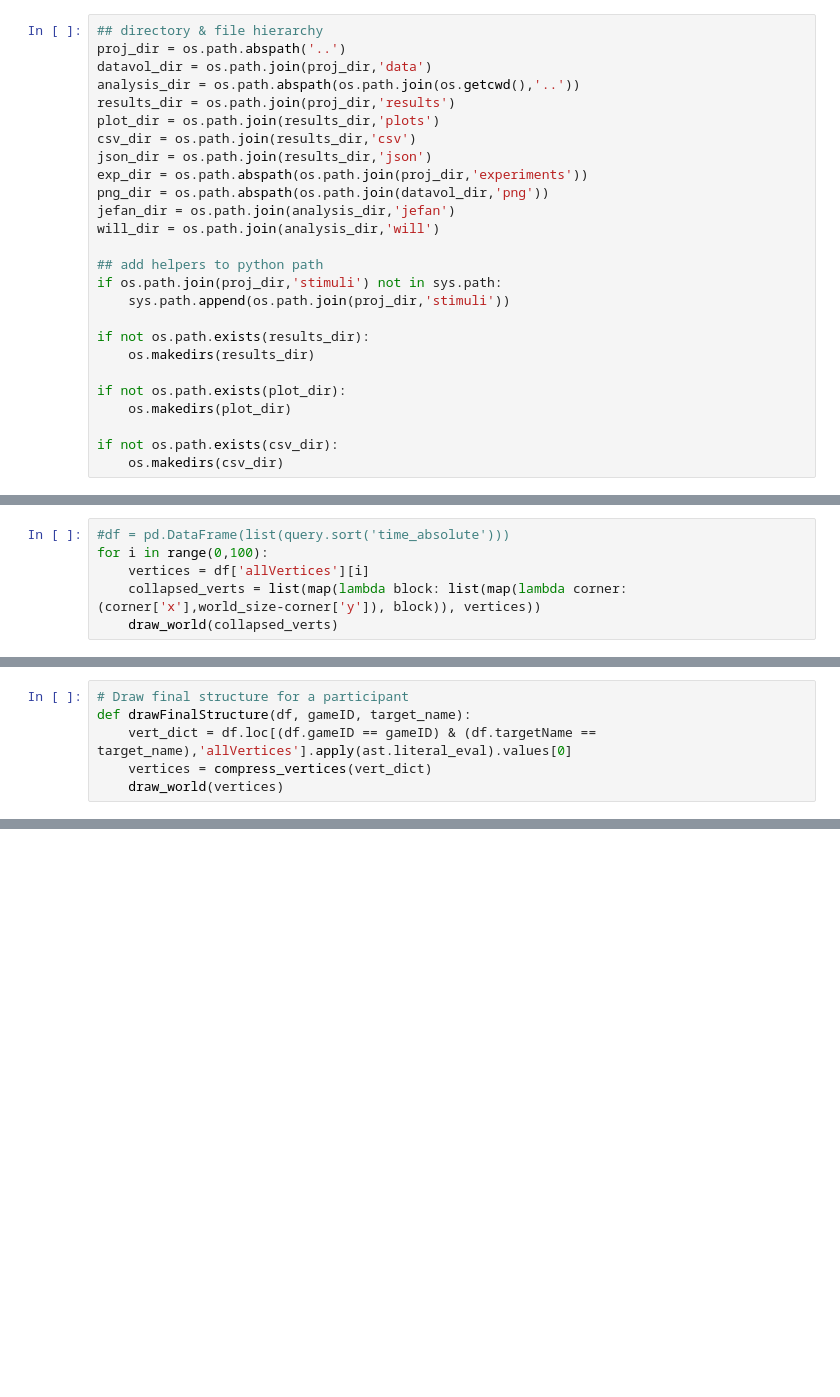
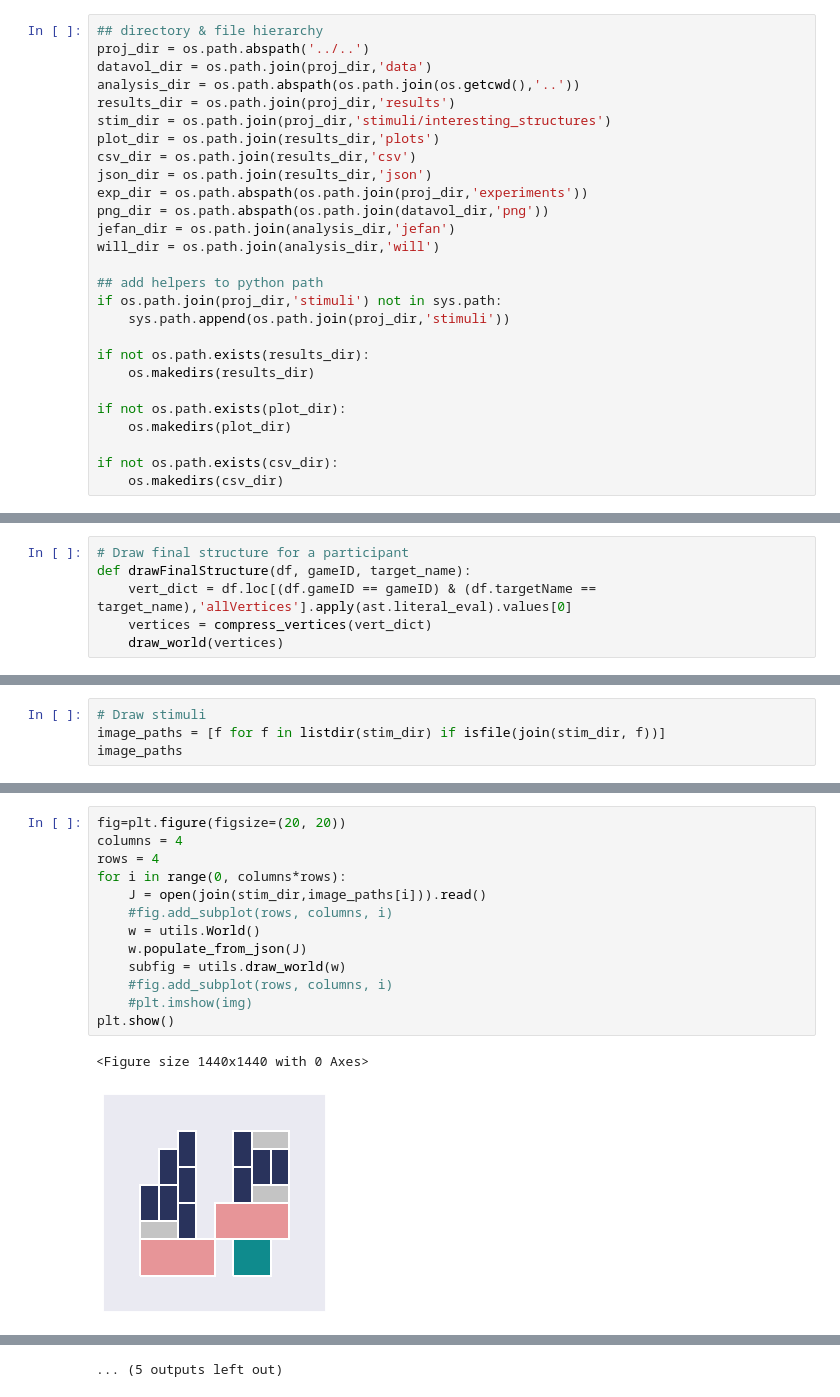
Before and after one commit to cogtoolslab/block_construction, a Jupyter notebook: analysis/will/drawing_utils.ipynb, the cells around one changed output, grey strips where cells are left out. Cells and saved outputs as stored; diff of their text form; blank space fills up the shorter version.

Commit message:
render stims

```diff
--- a/analysis/will/drawing_utils.ipynb
+++ b/analysis/will/drawing_utils.ipynb
@@ -40,9 +45,10 @@ warnings.filterwarnings("ignore", message="numpy.ufunc size changed")
 # %%
 ## directory & file hierarchy
-proj_dir = os.path.abspath('..')
+proj_dir = os.path.abspath('../..')
 datavol_dir = os.path.join(proj_dir,'data')
 analysis_dir = os.path.abspath(os.path.join(os.getcwd(),'..'))
 results_dir = os.path.join(proj_dir,'results')
+stim_dir = os.path.join(proj_dir,'stimuli/interesting_structures')
 plot_dir = os.path.join(results_dir,'plots')
 csv_dir = os.path.join(results_dir,'csv')
 json_dir = os.path.join(results_dir,'json')
@@ -191,9 +200,3 @@ def draw_world_from_row(row):
 #def draw_block_in_context(row):
     ''' draw new block in figure showing old blocks in a different color
     '''
-# %%
-#df = pd.DataFrame(list(query.sort('time_absolute')))
-for i in range(0,100):
-    vertices = df['allVertices'][i]
-    collapsed_verts = list(map(lambda block: list(map(lambda corner: (corner['x'],world_size-corner['y']), block)), vertices))
-    draw_world(collapsed_verts)
@@ -261,0 +252,4 @@ for i in range(0,len(df.gameID.unique())-1):
+# %%
+# Draw stimuli
+image_paths = [f for f in listdir(stim_dir) if isfile(join(stim_dir, f))]
+image_paths
@@ -261,0 +275,16 @@ for i in range(0,len(df.gameID.unique())-1):
+# %%
+fig=plt.figure(figsize=(20, 20))
+columns = 4
+rows = 4
+for i in range(0, columns*rows):
+    J = open(join(stim_dir,image_paths[i])).read()
+    #fig.add_subplot(rows, columns, i)
+    w = utils.World()
+    w.populate_from_json(J)
+    subfig = utils.draw_world(w)
+    #fig.add_subplot(rows, columns, i)
+    #plt.imshow(img)
+plt.show()
+# %% [output]
+<Figure size 1440x1440 with 0 Axes>
+[figure, added]
@@ -262 +301,2 @@ for i in range(0,len(df.gameID.unique())-1):
+... (5 outputs left out)
 # %%
```
Also changed, not shown: parts of 11 cells of this notebook.
